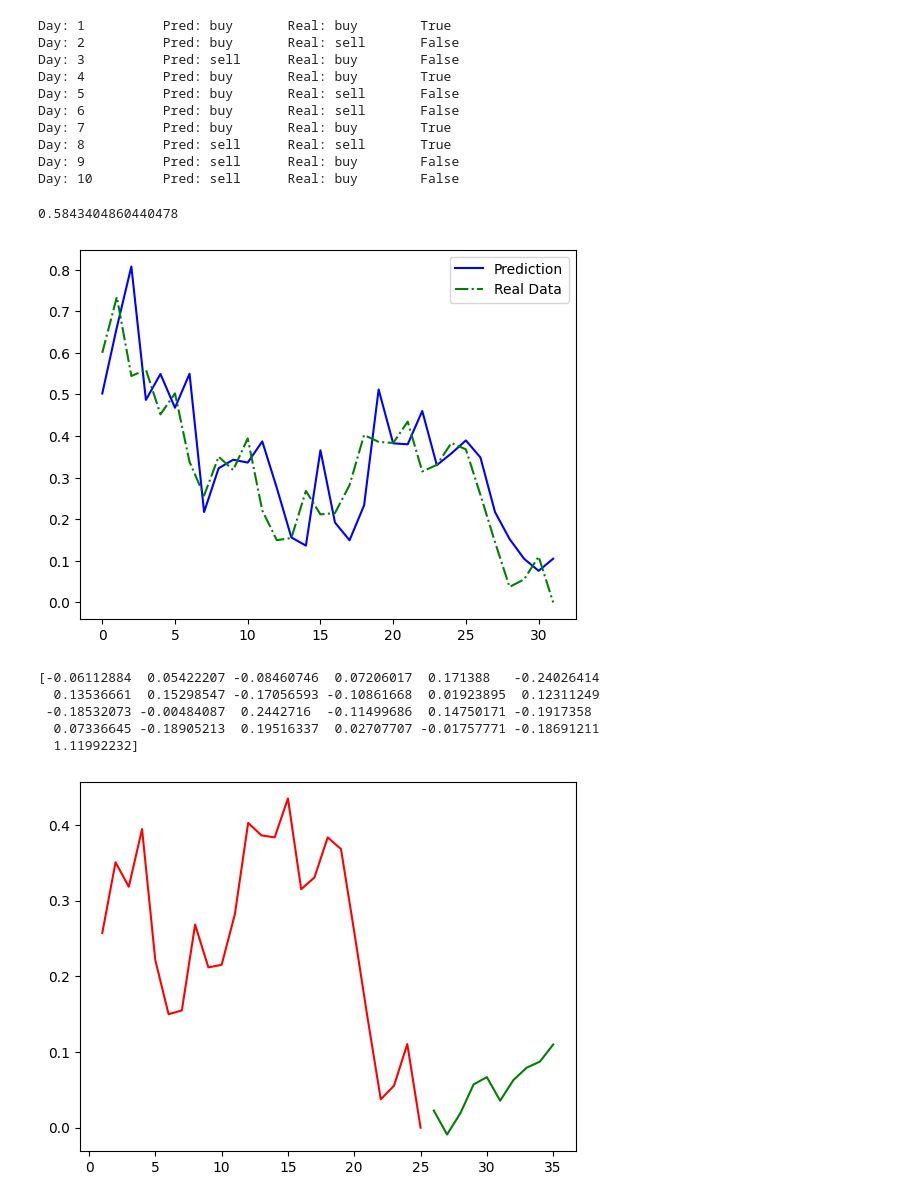
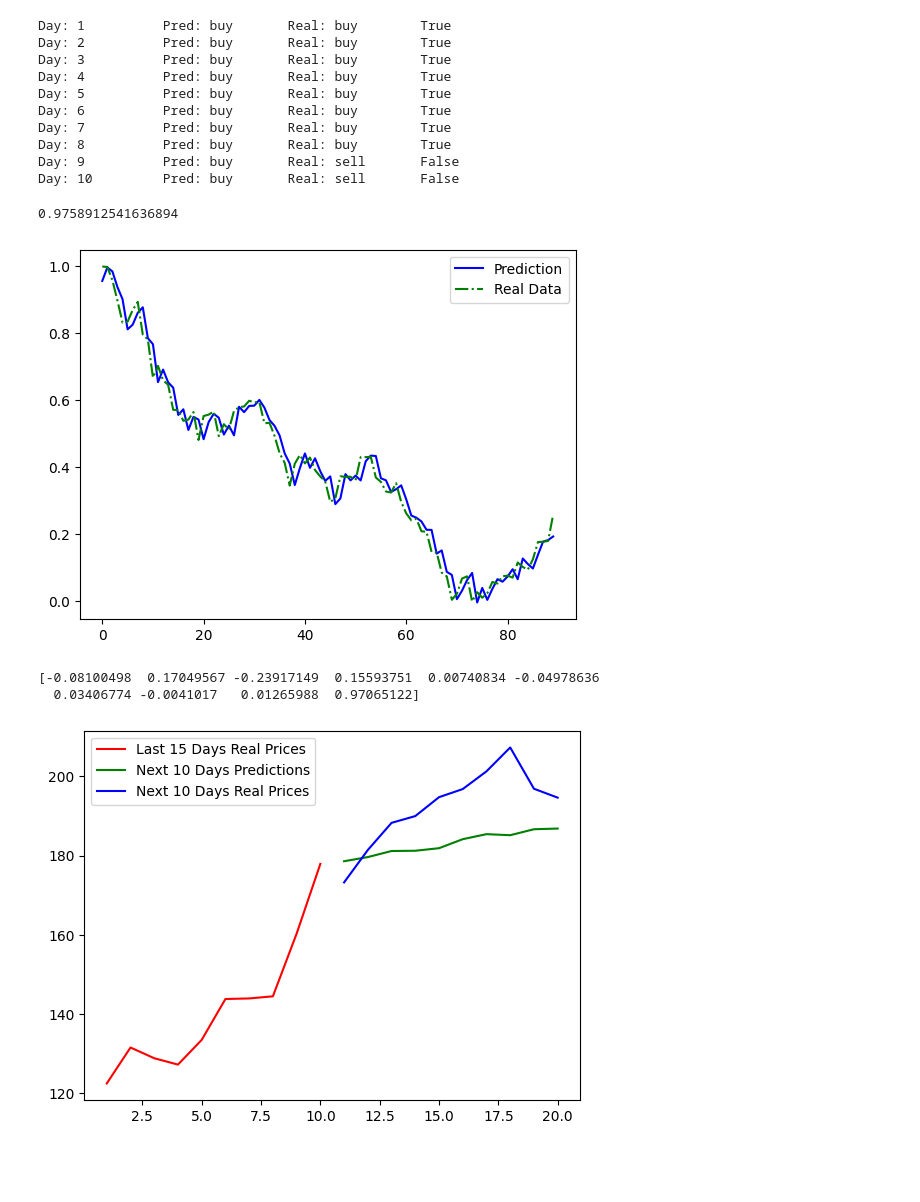
Before and after one commit to johnlangen/StockPredictionsWithML, a Jupyter notebook: finance.ipynb, the cells around one changed output. Drawn from its saved outputs; the diff is of its cells as text; code cells hidden in the pictures; blank space fills up the shorter version.

Commit message:
Changed hyperparameters and stock

```diff
--- a/finance.ipynb
+++ b/finance.ipynb
@@ -1,22 +27,14 @@
 # %%
-!pip install yahoo_fin
-from yahoo_fin.stock_info import get_data
-from sklearn.preprocessing import MinMaxScaler, StandardScaler
-import numpy as np
-from sklearn.svm import SVR
-from matplotlib import pyplot as plt
-import datetime
-
-
 # insert stock ticker name here for desired stock
-stock_name = "aapl"
-begin_date = "04/30/21"
+stock_name = "tsla"
+begin_date = "01/30/21"
 year = 365
 
 date_1 = datetime.datetime.strptime(begin_date, "%m/%d/%y")
-end_date = date_1 + datetime.timedelta(days=year+50) #adjust for how long to train/test for
+end_date = date_1 + datetime.timedelta(days=year*2) #adjust for how long to train/test for
                                                     #if its too long, model will overfit
                                                     # if it overfits, 10 day predictions won't be good predictions
+                                                    # mostly for SVR, LR does better with more data
 
 stock = get_data(stock_name, start_date=begin_date, end_date=f'{end_date.month}/{end_date.day}/{end_date.year}', index_as_date = True, interval="1d")
 stock.dropna(inplace=True)
@@ -64,7 +64,7 @@ train_data = scaler.fit_transform(close_prices[:train_size].reshape(-1, 1))
 test_data = scaler.fit_transform(close_prices[train_size:].reshape(-1, 1))
 
 
-time_step = 20
+time_step = 10
 X_train, y_train = create_dataset(train_data, time_step)
 X_test, y_test = create_dataset(test_data, time_step)
 # %%
@@ -72,7 +72,7 @@ from sklearn.model_selection import GridSearchCV
 
 # hyperparameter tuning to ensure best results
 
-params = {'kernel': ("linear", 'rbf', 'sigmoid'), "C": (0.1, 1, 10, 100), "gamma": ("scale", "auto", 0.1, 0.2)}
+params = {'kernel': ("linear", 'rbf', 'sigmoid'), "C": (0.1, 1, 2, 3, 4, 5, 10), "gamma": ("scale", "auto", 0.1, 0.2)}
 grid = GridSearchCV(SVR(), params)
 grid.fit(X_train, y_train)
 print(grid.best_params_)
@@ -152,15 +149,16 @@ next_end = next_begin + datetime.timedelta(days=pred_days*2)
 next_days = get_data(stock_name, start_date=f'{next_begin.day}/{next_begin.month}/{next_begin.year}', end_date=f'{next_end.day}/{next_end.month}/{next_end.year}', index_as_date = True, interval="1d").to_numpy()
 next_stock = next_days[:pred_days, 4]
 
-# last = scaler.inverse_transform(y_test.reshape(-1, 1))[-time_step:]
+last = scaler.inverse_transform(y_test.reshape(-1, 1))[-time_step:]
 last = stock[-time_step:,4]
-# next = scaler.inverse_transform(np.array(lst_output).reshape(-1, 1))
-last = y_test[-time_step:]
-next = lst_output
+next = scaler.inverse_transform(np.array(lst_output).reshape(-1, 1))
+# last = y_test[-time_step:]
+# next = lst_output
 # next_stock = scaler.fit_transform(next_stock.reshape(-1, 1))
 
 plt.plot(last_days, last, "r")
 plt.plot(day_pred, next, "g")
-# plt.plot(day_pred, next_stock, "b")
+plt.plot(day_pred, next_stock, "b")
+plt.legend(["Last 15 Days Real Prices", "Next 10 Days Predictions", "Next 10 Days Real Prices"])
 plt.show()
 # %% [output]
@@ -179,15 +177,15 @@ for i in range(len(nfd_real)):
   print("Day:", i+1, " "*(10-len(str(i+1))) + "Pred:", next_few_days_pred[i], "\tReal:", nfd_real[i], "\t", next_few_days_pred[i]==nfd_real[i] )
 # %% [output]
 Day: 1          Pred: buy       Real: buy        True
-Day: 2          Pred: buy       Real: sell       False
-Day: 3          Pred: sell      Real: buy        False
+Day: 2          Pred: buy       Real: buy        True
+Day: 3          Pred: buy       Real: buy        True
 Day: 4          Pred: buy       Real: buy        True
-Day: 5          Pred: buy       Real: sell       False
-Day: 6          Pred: buy       Real: sell       False
+Day: 5          Pred: buy       Real: buy        True
+Day: 6          Pred: buy       Real: buy        True
 Day: 7          Pred: buy       Real: buy        True
-Day: 8          Pred: sell      Real: sell       True
-Day: 9          Pred: sell      Real: buy        False
-Day: 10         Pred: sell      Real: buy        False
+Day: 8          Pred: buy       Real: buy        True
+Day: 9          Pred: buy       Real: sell       False
+Day: 10         Pred: buy       Real: sell       False
 # %%
 from sklearn.linear_model import LinearRegression
 
@@ -203,35 +201,34 @@ plt.plot(x, y_test, "g-.")
 plt.legend(["Prediction", "Real Data"])
 plt.show()
 # %% [output]
-0.5843404860440478
+0.9758912541636894
-[figure, old version]
+[figure, new version]
-# %%
-print(lr.coef_)
-# %% [output]
-[-0.06112884  0.05422207 -0.08460746  0.07206017  0.171388   -0.24026414
-  0.13536661  0.15298547 -0.17056593 -0.10861668  0.01923895  0.12311249
- -0.18532073 -0.00484087  0.2442716  -0.11499686  0.14750171 -0.1917358
-  0.07336645 -0.18905213  0.19516337  0.02707707 -0.01757771 -0.18691211
-  1.11992232]
+# %%
+print(lr.coef_)
+# very weighted on previous day, no "C" regularization constant included in model
+# %% [output]
+[-0.08100498  0.17049567 -0.23917149  0.15593751  0.00740834 -0.04978636
+  0.03406774 -0.0041017   0.01265988  0.97065122]
 # %%
 pred_days = 10
 last_days, day_pred, lst_output = predict(pred_days, lr)
 
-next_days = get_data(stock_name, start_date=f'{next_begin.day}/{next_begin.month}/{next_begin.year}', end_date=f'{next_end.day}/{next_end.month}/{next_end.year}', index_as_date = True, interval="1d").to_numpy()
-next_stock = next_days[:pred_days, 4]
+# next_days = get_data(stock_name, start_date=f'{next_begin.day}/{next_begin.month}/{next_begin.year}', end_date=f'{next_end.day}/{next_end.month}/{next_end.year}', index_as_date = True, interval="1d").to_numpy()
+# next_stock = next_days[:pred_days, 4]
 
 # last = scaler.inverse_transform(y_test[-time_step:].reshape(-1, 1))
-# next = scaler.inverse_transform(np.array(lst_output).reshape(-1, 1))
-last = y_test[-time_step:]
-next = lst_output
+next = scaler.inverse_transform(np.array(lst_output).reshape(-1, 1))
+# last = y_test[-time_step:]
+# next = lst_output
 # next_stock = scaler.fit_transform(next_stock.reshape(-1, 1))
 
 plt.plot(last_days, last, "r")
 plt.plot(day_pred, next, "g")
-# plt.plot(day_pred, next_stock, "b")
+plt.plot(day_pred, next_stock, "b")
+plt.legend(["Last 15 Days Real Prices", "Next 10 Days Predictions", "Next 10 Days Real Prices"])
 plt.show()
 # %% [output]
-[figure, old version]
+[figure, new version]
 # %%
 next_few_days_pred = ["buy" if next[i] < next[i+1] else "sell" for i in range(pred_days-1)]
 next_few_days_pred = ["buy" if last[-1] < next[0] else "sell"] + next_few_days_pred
```
Also changed, not shown: parts of 7 cells of this notebook.
